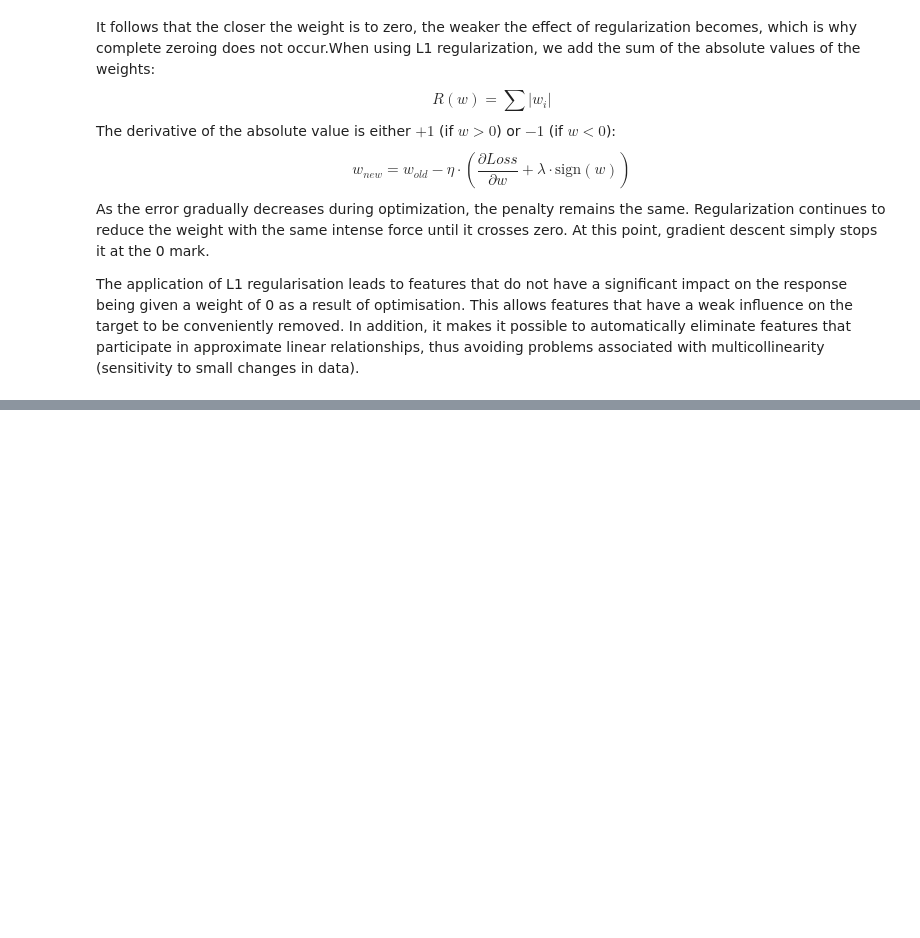
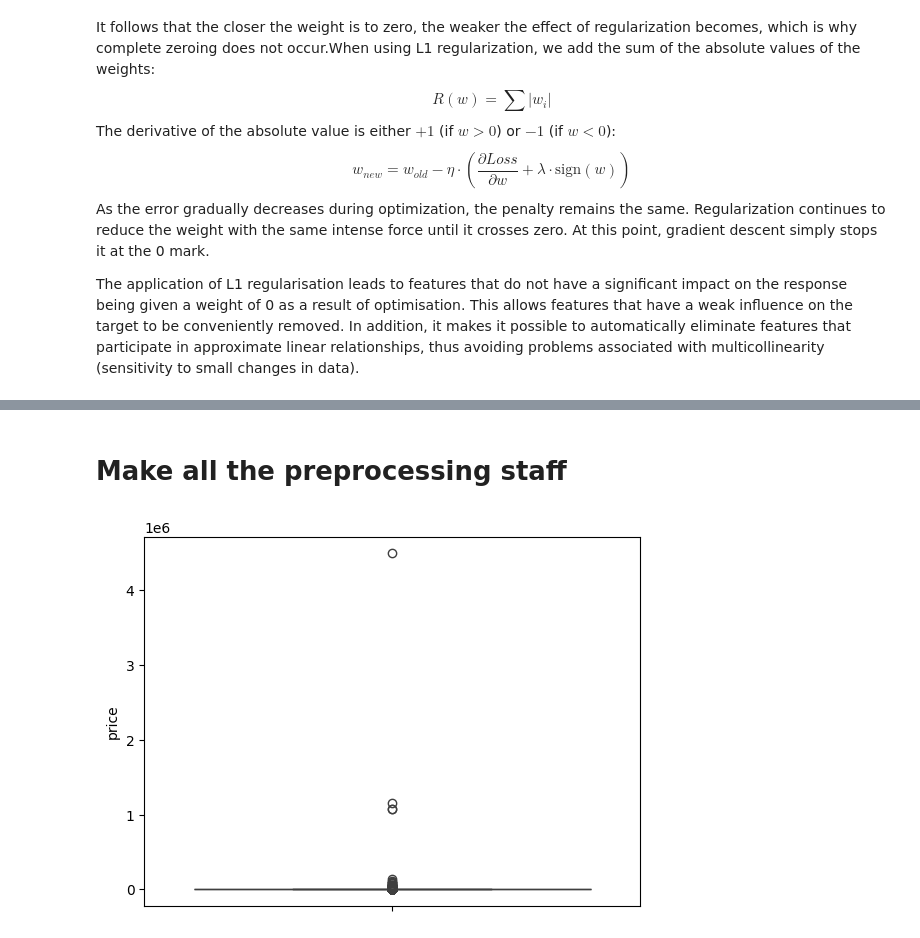
Before and after one commit to ardipazij/s21_ML, a Jupyter notebook: ML-2/source.ipynb, the cells around one changed output, grey strips where cells are left out. Drawn from its saved outputs; the diff is of its cells as text; code cells hidden in the pictures; blank space fills up the shorter version.

```diff
--- a/ML-2/source.ipynb
+++ b/ML-2/source.ipynb
@@ -144,0 +214,10 @@ The process of finding such additional features is called **feature engineering*
+# %%
+raw_train_df = pd.read_json("train.json")
+raw_test_df = pd.read_json("test.json")
+# %% [markdown]
+# Make all the preprocessing staff
+# %%
+sns.boxplot(raw_train_df['price'])
+plt.show()
+# %% [output]
+[figure, added]
```
Also changed, not shown: parts of 76 cells of this notebook.
